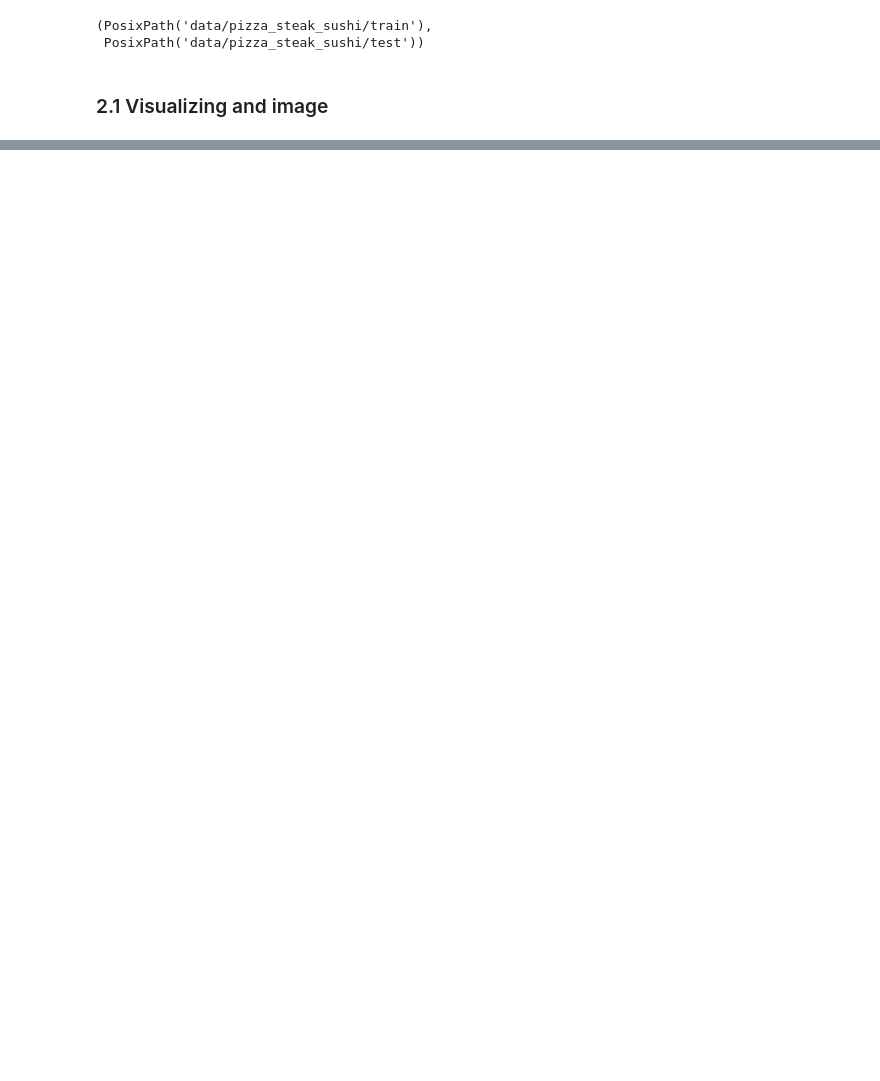
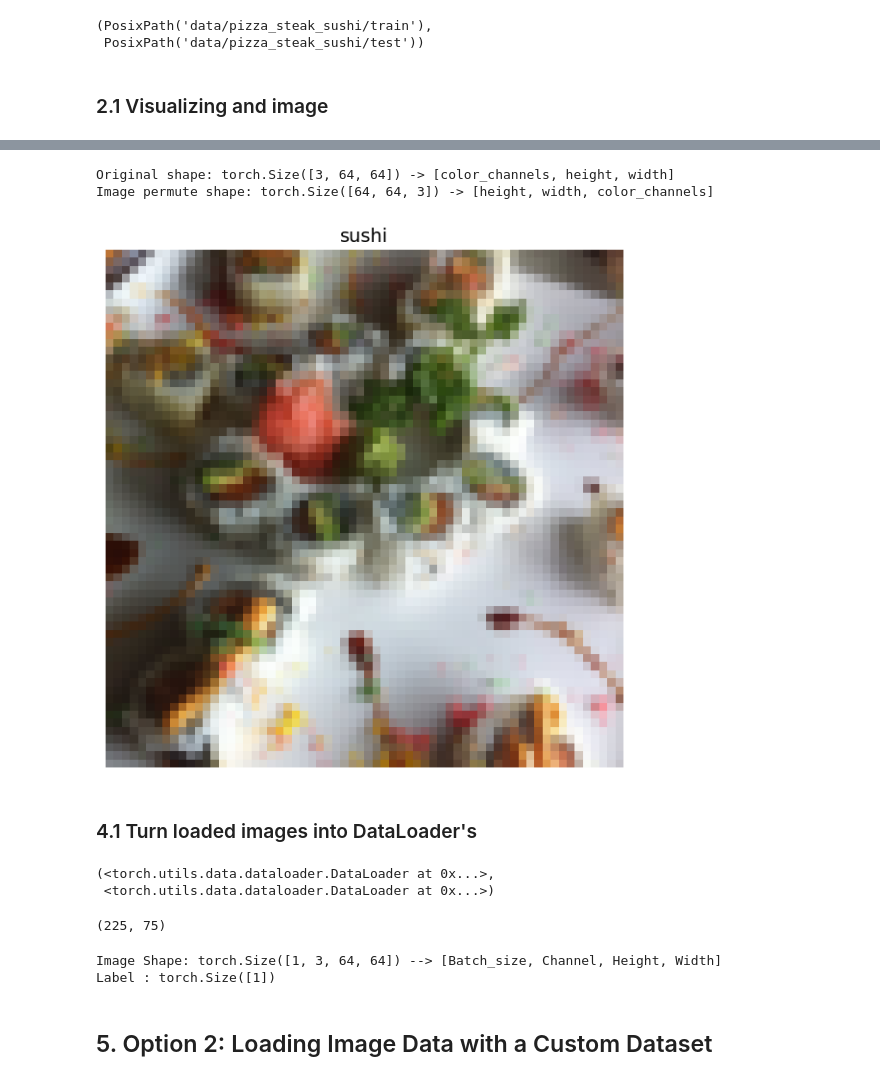
Before and after one commit to Abhimanyu9539/PyTorch, a Jupyter notebook: Custom Data Loader/04_pytorch_custom_datasets.ipynb, the cells around one changed output, grey strips where cells are left out. Cells and saved outputs as stored; diff of their text form; code cells hidden in the pictures; blank space fills up the shorter version.

```diff
--- a/Custom Data Loader/04_pytorch_custom_datasets.ipynb
+++ b/Custom Data Loader/04_pytorch_custom_datasets.ipynb
@@ -125,0 +183,12 @@ plt.axis(False);
+# %%
+from torchvision import datasets
+train_data = datasets.ImageFolder(root= train_dir,
+                                  transform = data_transform, # For data
+                                  target_transform=None # For label
+                                  )
+
+test_data = datasets.ImageFolder(root = test_dir,
+                                 transform= data_transform
+                                 )
+
+train_data , test_data
@@ -125,0 +214,4 @@ plt.axis(False);
+# %%
+# Get class names as list
+class_names = train_data.classes
+class_names
@@ -125,0 +231,7 @@ plt.axis(False);
+# %%
+img, label = train_data[199][0], train_data[199][1]
+print(f"Image tensor:\n{img}")
+print(f"Image shape: {img.shape}")
+print(f"Image datatype: {img.dtype}")
+print(f"Image label: {label}")
+print(f"Label datatype: {type(label)}")
@@ -125,0 +256,52 @@ plt.axis(False);
+# %%
+# Rearrange the order of dimensions
+img_permute = img.permute(1, 2, 0)
+
+# Print out different shapes (before and after permute)
+print(f"Original shape: {img.shape} -> [color_channels, height, width]")
+print(f"Image permute shape: {img_permute.shape} -> [height, width, color_channels]")
+
+# Plot the image
+plt.figure(figsize=(10, 7))
+plt.imshow(img.permute(1, 2, 0))
+plt.axis("off")
+plt.title(class_names[label], fontsize=14);
+# %% [output]
+Original shape: torch.Size([3, 64, 64]) -> [color_channels, height, width]
+Image permute shape: torch.Size([64, 64, 3]) -> [height, width, color_channels]
+[figure, added]
+# %% [markdown]
+### 4.1 Turn loaded images into DataLoader's
+# %%
+from torch.utils.data import DataLoader
+BATCH_SIZE = 1
+
+train_dataloader = DataLoader(dataset= train_data,
+                              batch_size = BATCH_SIZE,
+                              num_workers=1,
+                              shuffle = True)
+
+test_dataloader = DataLoader(dataset = test_data,
+                             batch_size = BATCH_SIZE,
+                             num_workers = 1,
+                             shuffle = False)
+
+train_dataloader, test_dataloader
+# %% [output]
+(<torch.utils.data.dataloader.DataLoader at 0x...>,
+ <torch.utils.data.dataloader.DataLoader at 0x...>)
+# %%
+len(train_dataloader), len(test_dataloader)
+# %% [output]
+(225, 75)
+# %%
+img, label = next(iter(train_dataloader))
+
+# Batch Size will no be 1
+print(f"Image Shape: {img.shape} --> [Batch_size, Channel, Height, Width]")
+print(f"Label : {label.shape}")
+# %% [output]
+Image Shape: torch.Size([1, 3, 64, 64]) --> [Batch_size, Channel, Height, Width]
+Label : torch.Size([1])
+# %% [markdown]
+## 5. Option 2: Loading Image Data with a Custom Dataset
```
Also changed, not shown: parts of 21 cells of this notebook.
